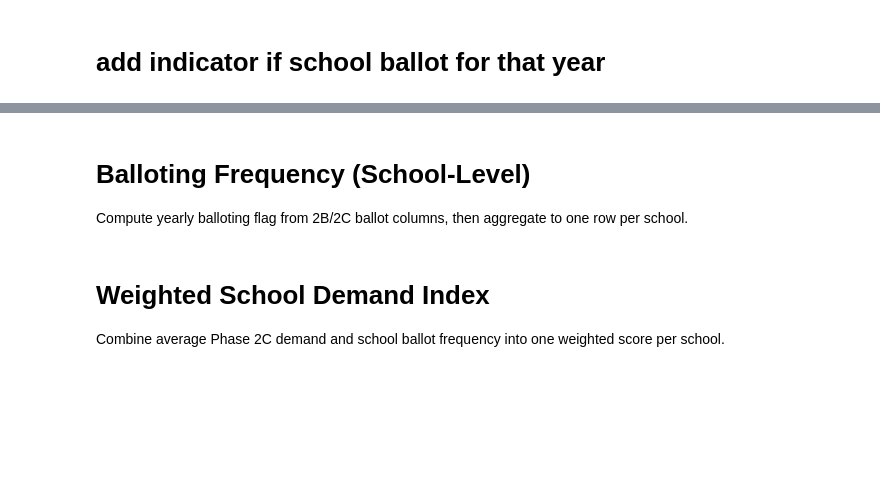
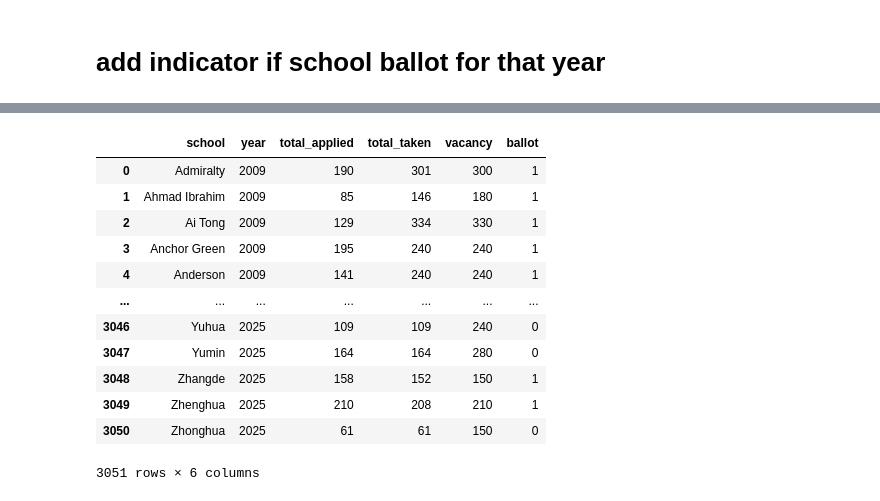
Before and after one commit to KeaganLai/DSA4264-Public-Policy-and-Society, a Jupyter notebook: archive/old codes/sch_data.ipynb, the cells around one changed output, grey strips where cells are left out. Saved outputs shown, nothing was run; the diff lists cells and outputs as text; code cells hidden in the pictures; blank space fills up the shorter version.

```diff
--- a/archive/old codes/sch_data.ipynb
+++ b/archive/old codes/sch_data.ipynb
@@ -52,7 +52,7 @@ def parse_year(year: int):
         first = texts[0] if texts else ""
 
         # school row (name row)
-        if first and not first.startswith("Ã¢â€ Â³") and first.lower() not in {"school"}:
+        if first and not first.startswith("↳") and first.lower() not in {"school"}:
             # likely school row: first cell has name, others mostly empty
             if any(k in first for k in ["P1 Ballot History", "All Primary Schools"]):
                 continue
@@ -62,13 +62,13 @@ def parse_year(year: int):
             continue
 
         # applied row
-        if first.startswith("Ã¢â€ Â³ Applied") and current_school:
+        if first.startswith("↳ Applied") and current_school:
             vals = [cell_value(x, "applied") for x in texts[1:7]]
             current_applied = sum(vals)
             continue
 
         # taken row
-        if first.startswith("Ã¢â€ Â³ Taken") and current_school:
+        if first.startswith("↳ Taken") and current_school:
             vals = [cell_value(x, "taken") for x in texts[1:7]]
             total_taken = sum(vals)
             total_applied = current_applied if current_applied is not None else 0
@@ -137,7 +137,7 @@ def parse_vacancy_year(year: int):
         first = texts[0] if texts else ""
 
         # school row
-        if first and not first.startswith("Ã¢â€ Â³") and first.lower() not in {"school"}:
+        if first and not first.startswith("↳") and first.lower() not in {"school"}:
             if any(k in first for k in ["P1 Ballot History", "All Primary Schools"]):
                 continue
             if re.search(r"[A-Za-z]", first):
@@ -145,7 +145,7 @@ def parse_vacancy_year(year: int):
             continue
 
         # vacancy row
-        if first.startswith("Ã¢â€ Â³ Vacancy") and current_school:
+        if first.startswith("↳ Vacancy") and current_school:
             m = re.search(r"\((\d+)\)", first)
             vacancy = int(m.group(1)) if m else 0
             out.append({
@@ -228,7 +228,7 @@ def parse_ballot_year(year: int):
         first = texts[0] if texts else ""
 
         # school row
-        if first and not first.startswith("Ã¢â€ Â³") and first.lower() not in {"school"}:
+        if first and not first.startswith("↳") and first.lower() not in {"school"}:
             if any(k in first for k in ["P1 Ballot History", "All Primary Schools"]):
                 continue
             if re.search(r"[A-Za-z]", first):
@@ -237,12 +237,12 @@ def parse_ballot_year(year: int):
             continue
 
         # applied row
-        if first.startswith("Ã¢â€ Â³ Applied") and current_school:
+        if first.startswith("↳ Applied") and current_school:
             applied_vals = [phase_value(x, "applied") for x in texts[1:7]]
             continue
 
         # taken row -> decide ballot
-        if first.startswith("Ã¢â€ Â³ Taken") and current_school and applied_vals is not None:
+        if first.startswith("↳ Taken") and current_school and applied_vals is not None:
             taken_vals = [phase_value(x, "taken") for x in texts[1:7]]
             ballot = int(any(a > t for a, t in zip(applied_vals, taken_vals)))
             out.append({
@@ -266,7 +266,7 @@ ballot_df = ballot_df.groupby(["school", "year"], as_index=False)["ballot"].max(
 df_final = df_merged.merge(ballot_df, on=["school", "year"], how="left")
 df_final["ballot"] = df_final["ballot"].fillna(0).astype(int)
 
-df_final.to_csv("../outputs/primary_school_data_2009_2025.csv", index=False)
+df_final.to_csv("../data/primary_school_data_2009_2025.csv", index=False)
 print(df_final.head(20))
 print(df_final.shape)
 # %% [output]
@@ -470,3 +273,0 @@ print(f"Saved: {out_path}")
-# %% [markdown]
-# Balloting Frequency (School-Level)
-Compute yearly balloting flag from 2B/2C ballot columns, then aggregate to one row per school.
@@ -512,3 +273,0 @@ print(f"Saved: {out_path}")
-# %% [markdown]
-# Weighted School Demand Index
-Combine average Phase 2C demand and school ballot frequency into one weighted score per school.
@@ -585,0 +274,16 @@ print(f"Saved: {out_path}")
+# %%
+df_final
+# %% [output]
+|  | school | year | total_applied | total_taken | vacancy | ballot |
+| 0 | Admiralty | 2009 | 190 | 301 | 300 | 1 |
+| 1 | Ahmad Ibrahim | 2009 | 85 | 146 | 180 | 1 |
+| 2 | Ai Tong | 2009 | 129 | 334 | 330 | 1 |
+| 3 | Anchor Green | 2009 | 195 | 240 | 240 | 1 |
+| 4 | Anderson | 2009 | 141 | 240 | 240 | 1 |
+| ... | ... | ... | ... | ... | ... | ... |
+| 3046 | Yuhua | 2025 | 109 | 109 | 240 | 0 |
+| 3047 | Yumin | 2025 | 164 | 164 | 280 | 0 |
+| 3048 | Zhangde | 2025 | 158 | 152 | 150 | 1 |
+| 3049 | Zhenghua | 2025 | 210 | 208 | 210 | 1 |
+| 3050 | Zhonghua | 2025 | 61 | 61 | 150 | 0 |
+3051 rows × 6 columns
```
Also changed, not shown: parts of 10 cells of this notebook, 4 other files.
